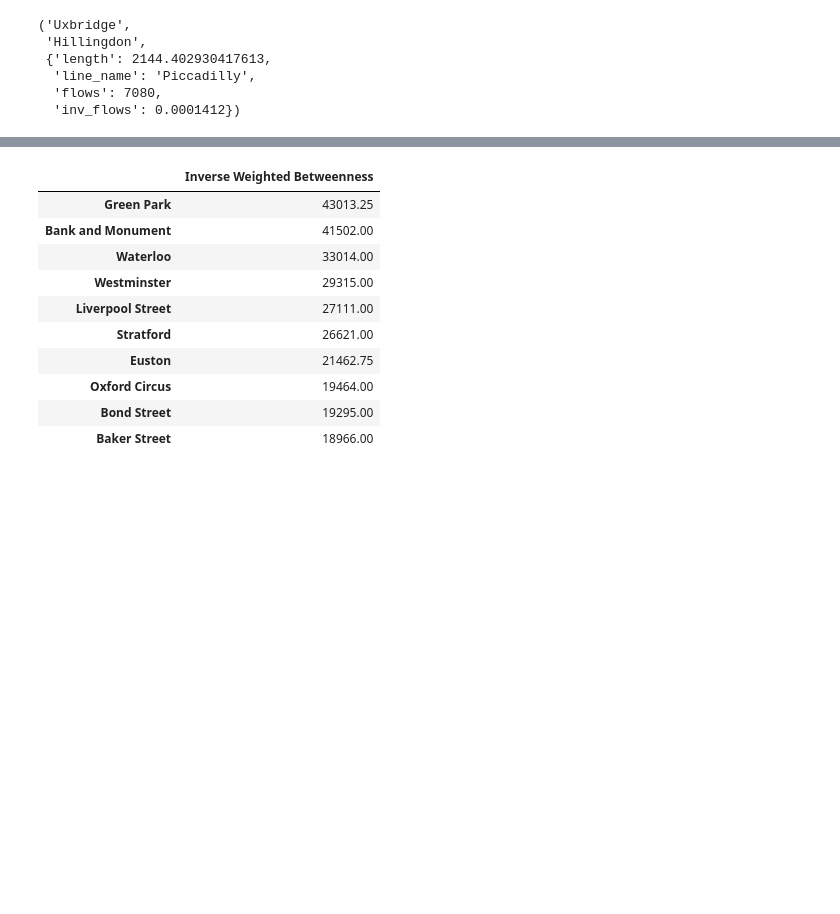
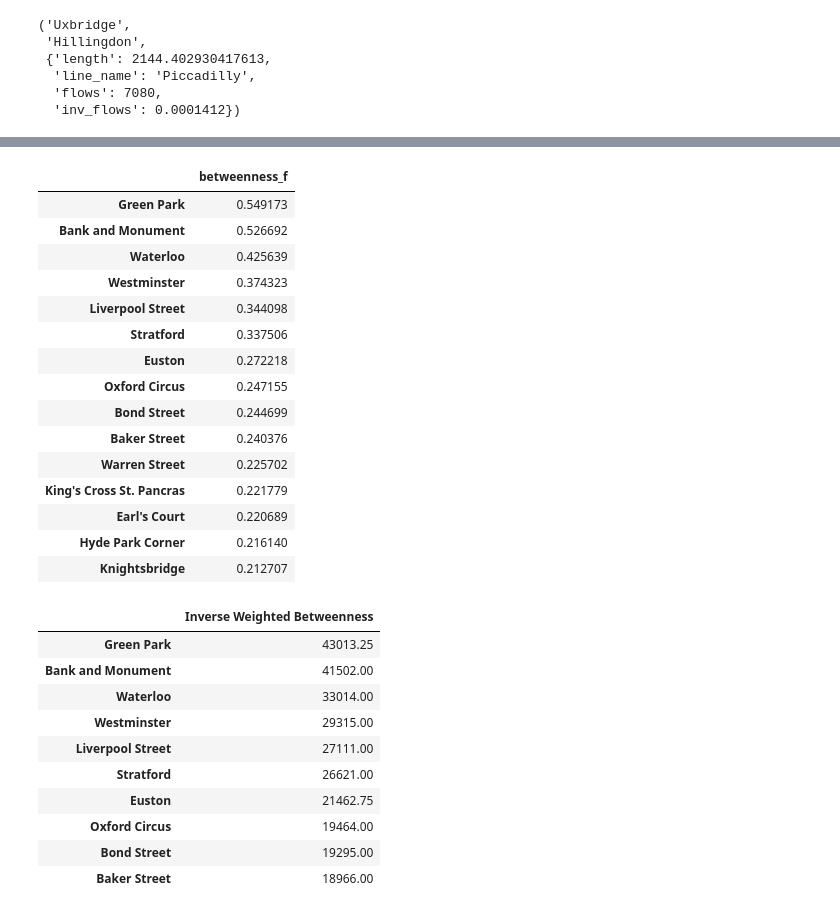
Before and after one commit to NikhilSDesai/UrbanSimulation, a Jupyter notebook: Final_Assessment.ipynb, the cells around one changed output, grey strips where cells are left out. Cells and saved outputs as stored; diff of their text form; code cells hidden in the pictures; blank space fills up the shorter version.

```diff
--- a/Final_Assessment.ipynb
+++ b/Final_Assessment.ipynb
@@ -1459,3 +1463,36 @@ list(G_weighted.nodes(data=True))[0]
+# %%
+# compute
+bet_london_w = nx.betweenness_centrality(G2, weight='inv_flows', normalized=True)
+
+# set attributes
+nx.set_node_attributes(G, bet_london_w, 'betweenness_f')
+
+df = pd.DataFrame(index=G2.nodes())
+df['betweenness_f'] = pd.Series(nx.get_node_attributes(G, 'betweenness_f'))
+
+df_sorted = df.sort_values(["betweenness_f"], ascending=False)
+
+# save
+flow_betweenness_top_ten = df_sorted.head(15)
+
+flow_betweenness_top_ten
+# %% [output]
+|  | betweenness_f |
+| Green Park | 0.549173 |
+| Bank and Monument | 0.526692 |
+| Waterloo | 0.425639 |
+| Westminster | 0.374323 |
+| Liverpool Street | 0.344098 |
+| Stratford | 0.337506 |
+| Euston | 0.272218 |
+| Oxford Circus | 0.247155 |
+| Bond Street | 0.244699 |
+| Baker Street | 0.240376 |
+| Warren Street | 0.225702 |
+| King's Cross St. Pancras | 0.221779 |
+| Earl's Court | 0.220689 |
+| Hyde Park Corner | 0.216140 |
+| Knightsbridge | 0.212707 |
 # %%
 # print weighted betweeness
 df_weighted_betweeness = pd.DataFrame.from_dict(
```
Also changed, not shown: parts of 16 cells of this notebook.
